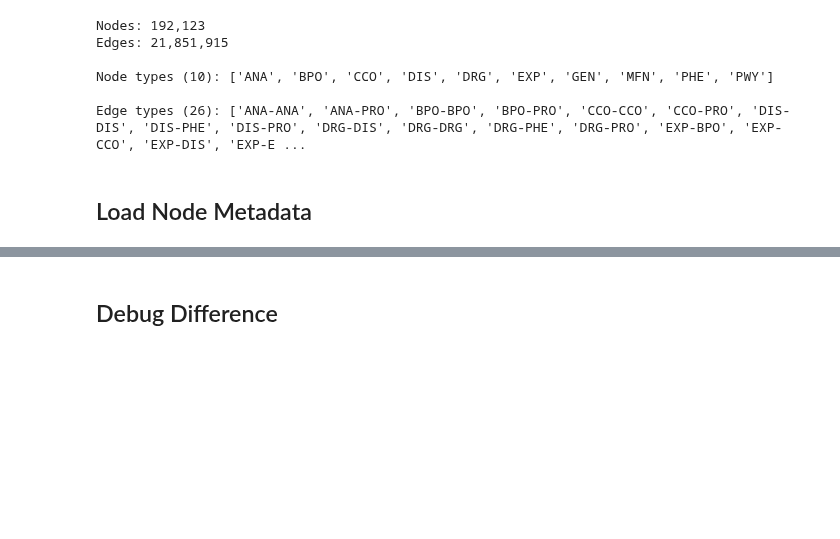
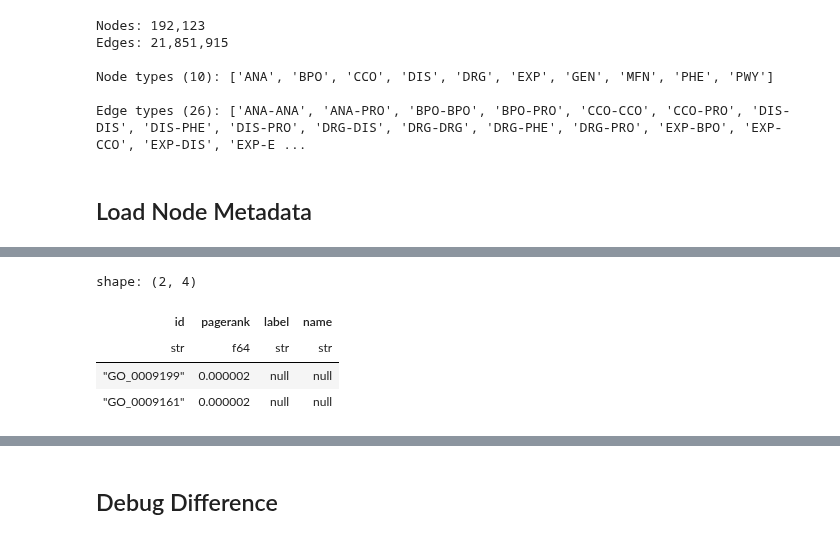
Before and after one commit to mims-harvard/OptimusKG, a Jupyter notebook: notebooks/graph_inspection.ipynb, the cells around one changed output, grey strips where cells are left out. Cells and saved outputs as stored; diff of their text form; code cells hidden in the pictures; blank space fills up the shorter version.

```diff
--- a/notebooks/graph_inspection.ipynb
+++ b/notebooks/graph_inspection.ipynb
@@ -89,3 +86,15 @@ shape: (10, 2)
 | "CCO" | 4052 |
 | "PWY" | 2805 |
 | "EXP" | 881 |
+# %%
+# Find node where id == GO_0009199 or GO_0009161
+selected_ids = ["GO_0009199", "GO_0009161"]
+selected_nodes = node_metadata.filter(pl.col("id").is_in(selected_ids))
+# %%
+# Compute pagerank scores from graph
+pagerank_scores = compute_pagerank(G)
+# Convert to dataframe
+pagerank_df = pagerank_to_dataframe(pagerank_scores, node_metadata)
+# Filter for selected nodes
+pagerank_df.filter(pl.col("id").is_in(selected_ids))
+# %% [output]
@@ -91,0 +104,5 @@ shape: (10, 2)
+shape: (2, 4)
+| id | pagerank | label | name |
+| str | f64 | str | str |
+| "GO_0009199" | 0.000002 | null | null |
+| "GO_0009161" | 0.000002 | null | null |
```
Also changed, not shown: parts of 12 cells of this notebook.
